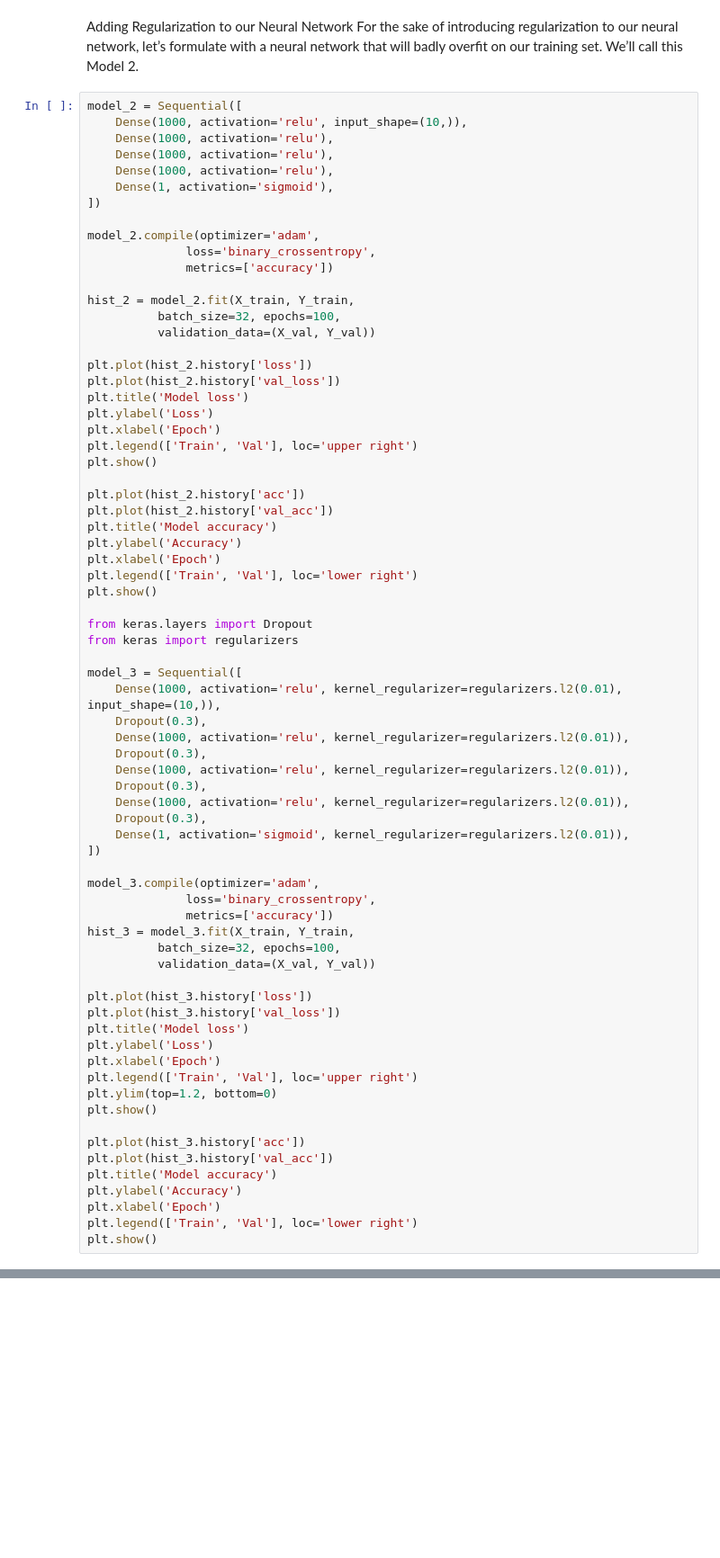
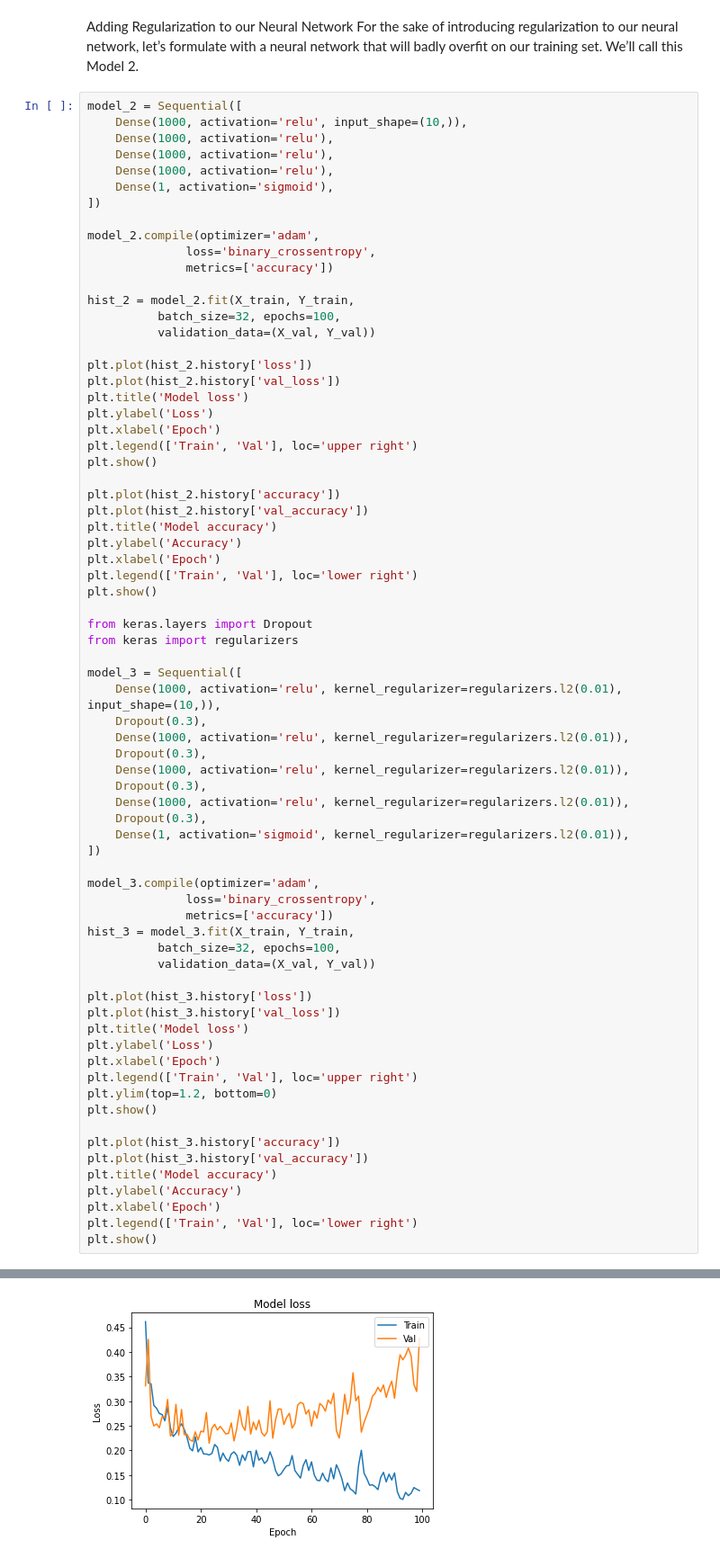
Before and after one commit to emilydhpark/FutureMaker2021, a Jupyter notebook: housing.ipynb, the cells around one changed output, grey strips where cells are left out. Shown at 90% size. Saved outputs shown, nothing was run; the diff lists cells and outputs as text; blank space fills up the shorter version.

```diff
--- a/housing.ipynb
+++ b/housing.ipynb
@@ -214,8 +214,8 @@ plt.xlabel('Epoch')
 plt.legend(['Train', 'Val'], loc='upper right')
 plt.show()
 
-plt.plot(hist_2.history['acc'])
-plt.plot(hist_2.history['val_acc'])
+plt.plot(hist_2.history['accuracy'])
+plt.plot(hist_2.history['val_accuracy'])
 plt.title('Model accuracy')
 plt.ylabel('Accuracy')
 plt.xlabel('Epoch')
@@ -253,10 +253,11 @@ plt.legend(['Train', 'Val'], loc='upper right')
 plt.ylim(top=1.2, bottom=0)
 plt.show()
 
-plt.plot(hist_3.history['acc'])
-plt.plot(hist_3.history['val_acc'])
+plt.plot(hist_3.history['accuracy'])
+plt.plot(hist_3.history['val_accuracy'])
 plt.title('Model accuracy')
 plt.ylabel('Accuracy')
 plt.xlabel('Epoch')
 plt.legend(['Train', 'Val'], loc='lower right')
 plt.show()
+# %% [output]
@@ -262,0 +281 @@ plt.show()
+[figure, added]
```
Also changed, not shown: parts of 2 cells of this notebook.
